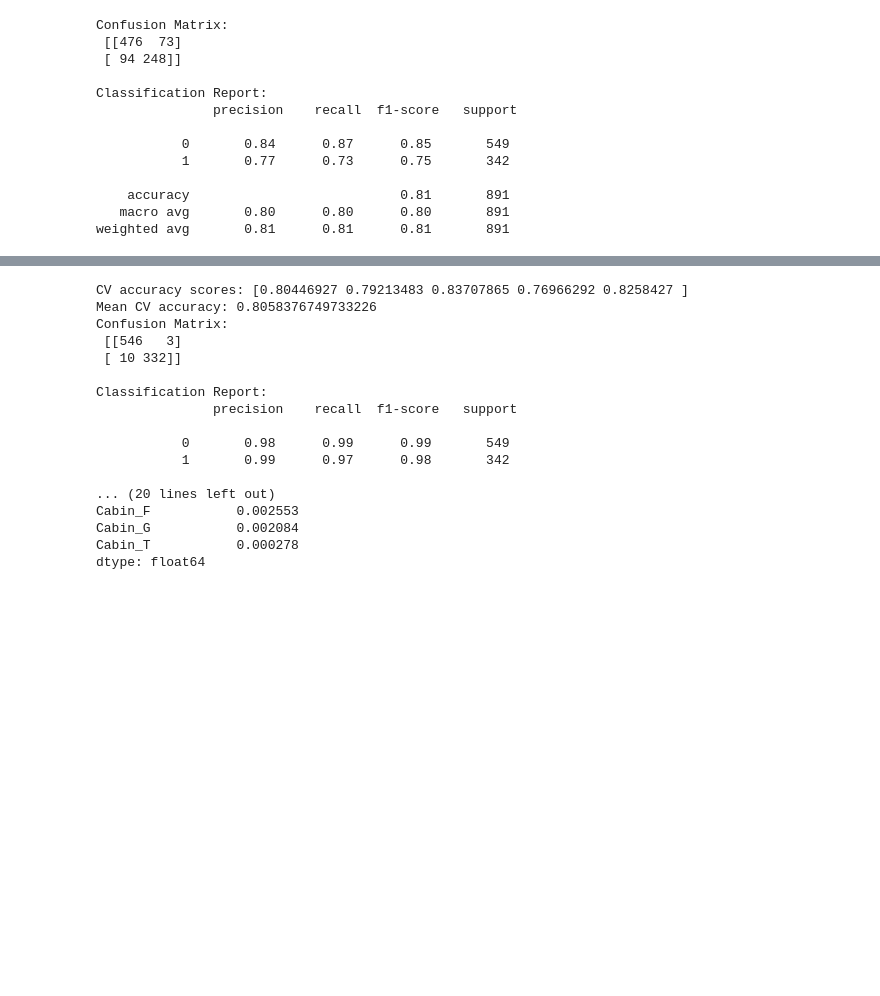
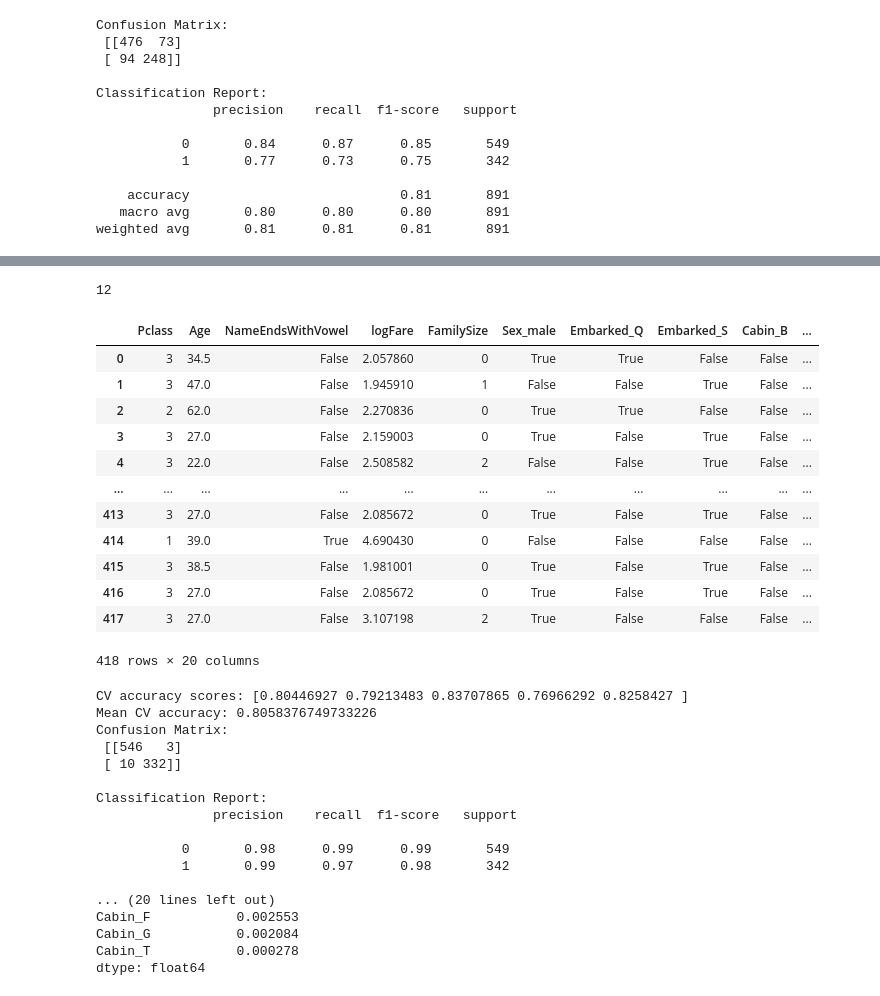
Before and after one commit to Delekof/Machine-Learning-Practice, a Jupyter notebook: titanic survival/kaggle_titanic.ipynb, the cells around one changed output, grey strips where cells are left out. Cells and saved outputs as stored; diff of their text form; code cells hidden in the pictures; blank space fills up the shorter version.

```diff
--- a/titanic survival/kaggle_titanic.ipynb
+++ b/titanic survival/kaggle_titanic.ipynb
@@ -316,9 +319,9 @@ X_scaled = scaler.fit_transform(X)
 # %%
 y_pred = model.predict(X_scaled)
 
-N = len(X.PassengerId)
+N = len(pid)
 x = np.empty((N, 2), dtype=int)
 for i in range(N):
-    x[i] = (X.PassengerId[i], y_pred[i])
+    x[i] = (pid[i], y_pred[i])
 
-np.savetxt("./logisitic_submission.csv", x, delimiter=",", fmt='%d', header="PassengerId,Survived", comments='')
+np.savetxt("./logistic_submission.csv", x, delimiter=",", fmt='%d', header="PassengerId,Survived", comments='')
@@ -341,7 +327,0 @@ df_test
-# %%
-N = len(X.PassengerId)
-x = np.empty((N, 2), dtype=int)
-for i in range(N):
-    x[i] = (X.PassengerId[i], y_pred_dt[i])
-
-np.savetxt("./kaggle_data/titanic/submission.csv", x, delimiter=",", fmt='%d', header="PassengerId,Survived", comments='')
@@ -448,12 +393,15 @@ X_scaled = X
 # %%
 from sklearn.tree import DecisionTreeClassifier
 
+dt_model = DecisionTreeClassifier(random_state=42)
+dt_model.fit(X_training, y)
 
-dt_model = DecisionTreeClassifier(random_state=42)
-dt_model.fit(X_scaled, y)
-
-y_pred_dt = dt_model.predict(X_scaled)
+y_pred_dt = dt_model.predict(X_training)
 print("Confusion Matrix:\n", confusion_matrix(y, y_pred_dt))
 print("\nClassification Report:\n", classification_report(y, y_pred_dt))
+
+importances = dt_model.feature_importances_
+feat_importance = pd.Series(importances, index=X.columns).sort_values(ascending=False)
+print(feat_importance)
 # %% [output]
 Confusion Matrix:
@@ -523,0 +424,19 @@ KeyboardInterrupt:
+# %%
+# Set your importance threshold
+importance_threshold = 0.005
+
+# Get features above threshold
+important_features = feat_importance[feat_importance > importance_threshold].index.tolist()
+
+# Subset training data
+X_trimmed = X_training[important_features]
+
+# Retrain DecisionTree on trimmed features
+dt_model_trimmed = DecisionTreeClassifier(random_state=42, max_depth=10, min_samples_split=5, min_samples_leaf=2)
+dt_model_trimmed.fit(X_trimmed, y)
+
+# Evaluate
+y_pred_trimmed = dt_model_trimmed.predict(X_trimmed)
+print("Confusion Matrix:\n", confusion_matrix(y, y_pred_trimmed))
+print("\nClassification Report:\n", classification_report(y, y_pred_trimmed))
+print("Used features:", important_features)
@@ -523,0 +459,4 @@ KeyboardInterrupt:
+# %%
+len(important_features)
+# %% [output]
+12
@@ -524,3 +508,19 @@ KeyboardInterrupt:
+# %%
+X
+# %% [output]
+|  | Pclass | Age | NameEndsWithVowel | logFare | FamilySize | Sex_male | Embarked_Q | Embarked_S | Cabin_B | ... |
+| 0 | 3 | 34.5 | False | 2.057860 | 0 | True | True | False | False | ... |
+| 1 | 3 | 47.0 | False | 1.945910 | 1 | False | False | True | False | ... |
+| 2 | 2 | 62.0 | False | 2.270836 | 0 | True | True | False | False | ... |
+| 3 | 3 | 27.0 | False | 2.159003 | 0 | True | False | True | False | ... |
+| 4 | 3 | 22.0 | False | 2.508582 | 2 | False | False | True | False | ... |
+| ... | ... | ... | ... | ... | ... | ... | ... | ... | ... | ... |
+| 413 | 3 | 27.0 | False | 2.085672 | 0 | True | False | True | False | ... |
+| 414 | 1 | 39.0 | True | 4.690430 | 0 | False | False | False | False | ... |
+| 415 | 3 | 38.5 | False | 1.981001 | 0 | True | False | True | False | ... |
+| 416 | 3 | 27.0 | False | 2.085672 | 0 | True | False | True | False | ... |
+| 417 | 3 | 27.0 | False | 3.107198 | 2 | True | False | False | False | ... |
+418 rows × 20 columns
 # %%
 from sklearn.model_selection import cross_val_score
 from sklearn.ensemble import RandomForestClassifier
```
Also changed, not shown: parts of 16 cells of this notebook, 2 other files.
